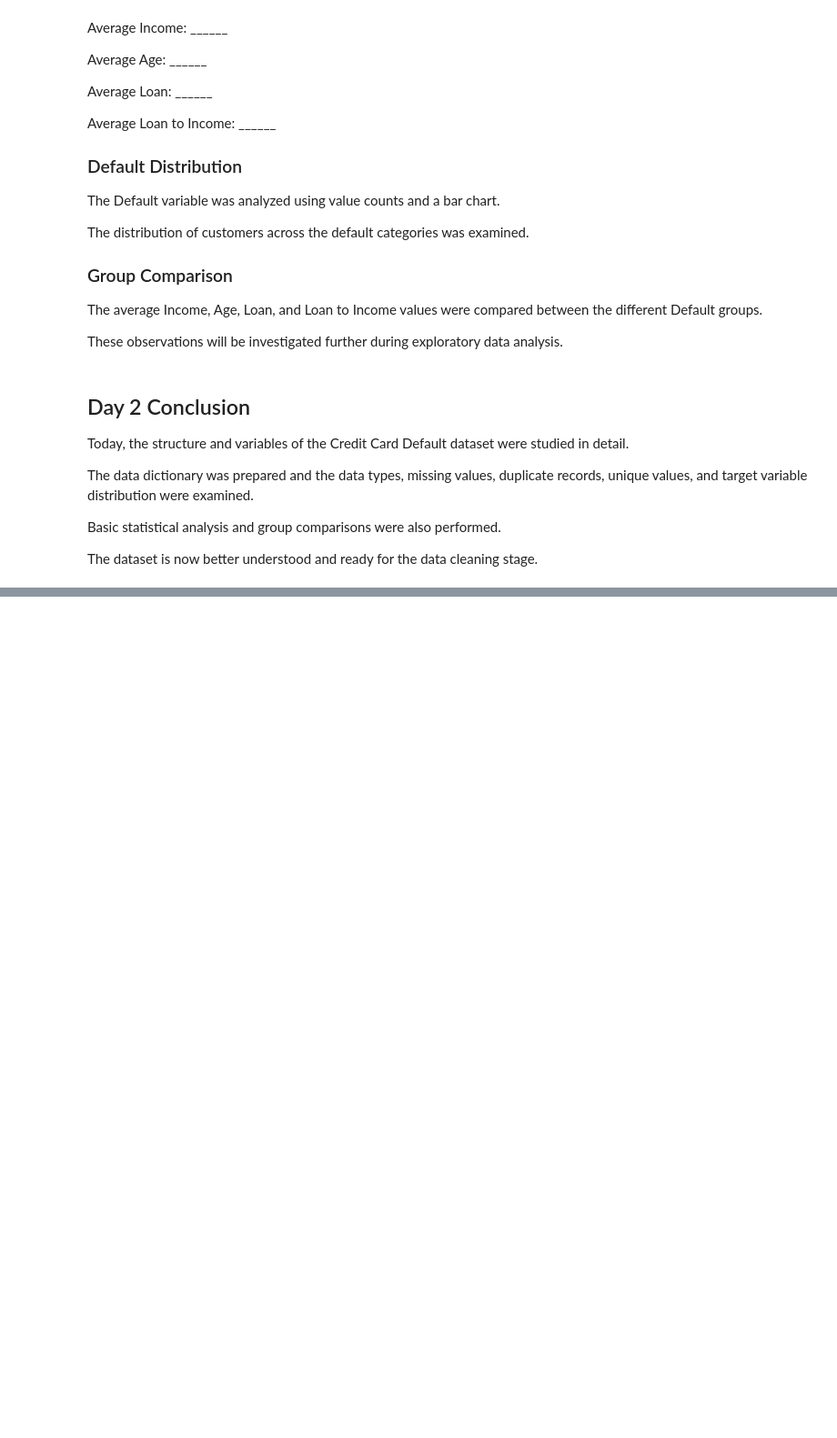
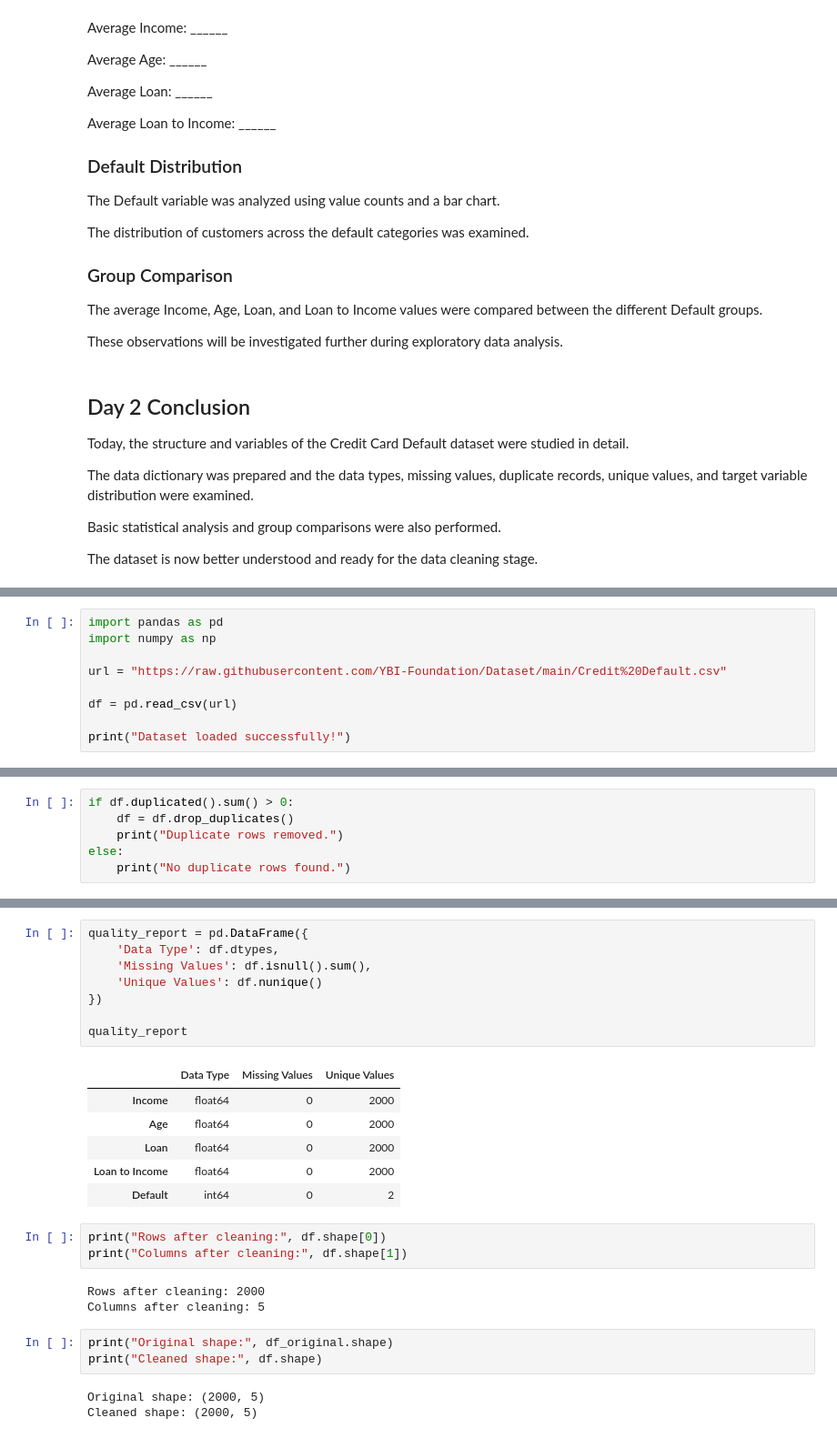
Before and after one commit to amisharout716-svg/Credit-Card-Default-, a Jupyter notebook: Credit_Card_Default_Prediction.ipynb, the cells around one changed output, grey strips where cells are left out. Shown at 91% size. Saved outputs shown, nothing was run; the diff lists cells and outputs as text; blank space fills up the shorter version.

Commit message:
Day 3 - Added cleaned dataset

```diff
--- a/Credit_Card_Default_Prediction.ipynb
+++ b/Credit_Card_Default_Prediction.ipynb
@@ -473,0 +484,9 @@ stage.
+# %%
+import pandas as pd
+import numpy as np
+
+url = "https://raw.githubusercontent.com/YBI-Foundation/Dataset/main/Credit%20Default.csv"
+
+df = pd.read_csv(url)
+
+print("Dataset loaded successfully!")
@@ -473,0 +558,6 @@ stage.
+# %%
+if df.duplicated().sum() > 0:
+    df = df.drop_duplicates()
+    print("Duplicate rows removed.")
+else:
+    print("No duplicate rows found.")
@@ -473,0 +698,27 @@ stage.
+# %%
+quality_report = pd.DataFrame({
+    'Data Type': df.dtypes,
+    'Missing Values': df.isnull().sum(),
+    'Unique Values': df.nunique()
+})
+
+quality_report
+# %% [output]
+|  | Data Type | Missing Values | Unique Values |
+| Income | float64 | 0 | 2000 |
+| Age | float64 | 0 | 2000 |
+| Loan | float64 | 0 | 2000 |
+| Loan to Income | float64 | 0 | 2000 |
+| Default | int64 | 0 | 2 |
+# %%
+print("Rows after cleaning:", df.shape[0])
+print("Columns after cleaning:", df.shape[1])
+# %% [output]
+Rows after cleaning: 2000
+Columns after cleaning: 5
+# %%
+print("Original shape:", df_original.shape)
+print("Cleaned shape:", df.shape)
+# %% [output]
+Original shape: (2000, 5)
+Cleaned shape: (2000, 5)
```
Also changed, not shown: parts of 29 cells of this notebook.
